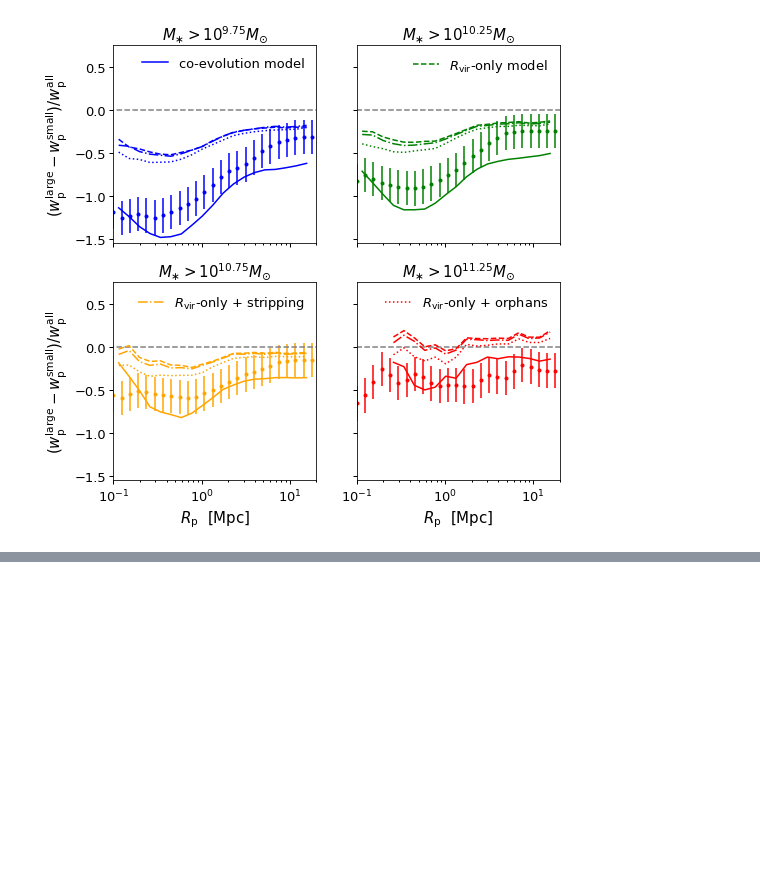
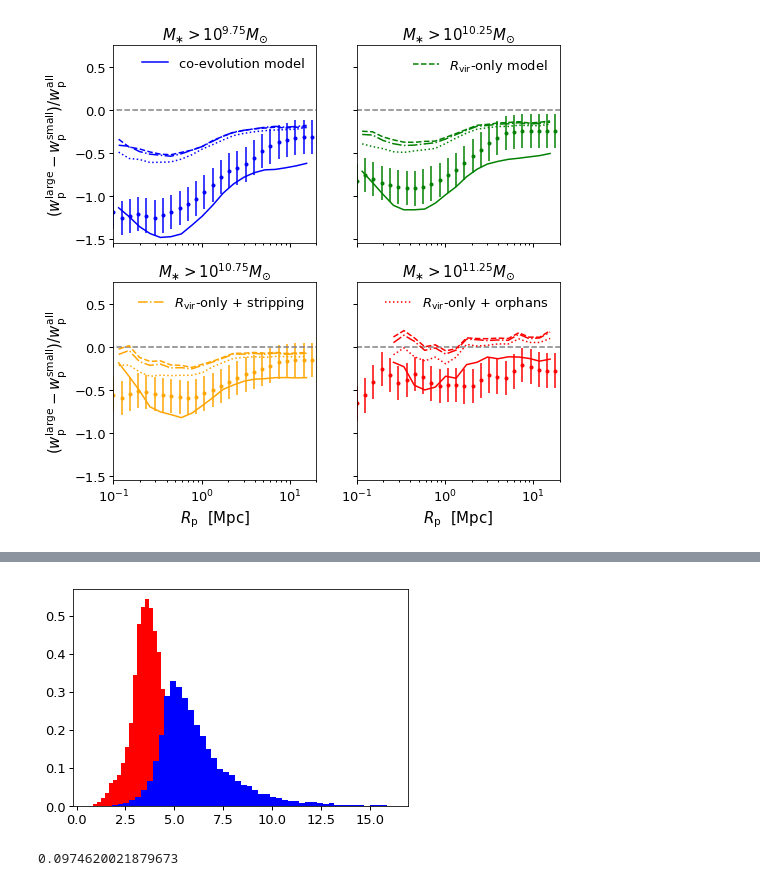
Before and after one commit to aphearin/galsize_models, a Jupyter notebook: notebooks/penultimate_results.ipynb, the cells around one changed output, grey strips where cells are left out. Saved outputs shown, nothing was run; the diff lists cells and outputs as text; code cells hidden in the pictures; blank space fills up the shorter version.

```diff
--- a/notebooks/penultimate_results.ipynb
+++ b/notebooks/penultimate_results.ipynb
@@ -372,0 +375,5 @@ fig.savefig(figname, bbox_extra_artists=[xlabel3, ylabel3], bbox_inches='tight')
+# %%
+sample_mask = np.abs(np.log10(mock['mpeak'])-12) < 0.05
+sample_mask *= mock['upid'] == -1
+
+censample = mock[sample_mask]
@@ -372,0 +399,22 @@ fig.savefig(figname, bbox_extra_artists=[xlabel3, ylabel3], bbox_inches='tight')
+# %%
+from halotools.sim_manager import CachedHaloCatalog
+halocat = CachedHaloCatalog(simname='bolplanck')
+
+from halotools.utils import crossmatch
+idxA, idxB = crossmatch(censample['id'], halocat.halo_table['halo_id'])
+
+censample['rs'] = -1.
+censample['rs'][idxA] = halocat.halo_table['halo_rs'][idxB]
+# %%
+fig, ax = plt.subplots(1, 1)
+
+small_rs_mask = censample['rs'] < np.median(censample['rs'])
+__=ax.hist(censample['r50_maxcorr'][small_rs_mask], bins=50, normed=True, color='red')
+__=ax.hist(censample['r50_maxcorr'][~small_rs_mask], bins=50, normed=True, color='blue')
+# %% [output]
+[figure, added]
+# %%
+
+binned_rs_mean_censample.max()
+# %% [output]
+0.0974620021879673
```
Also changed, not shown: parts of 5 cells of this notebook, 1 other file.
